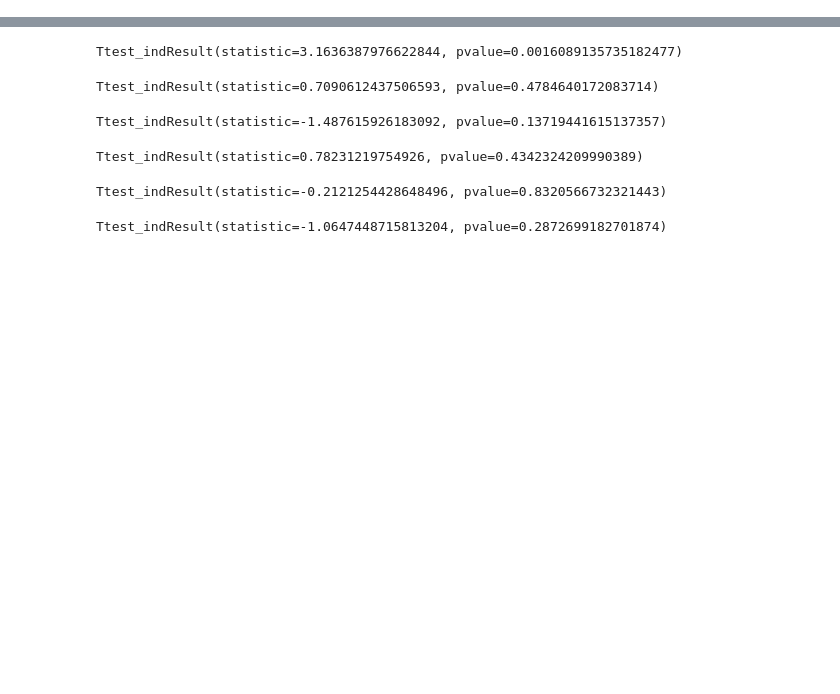
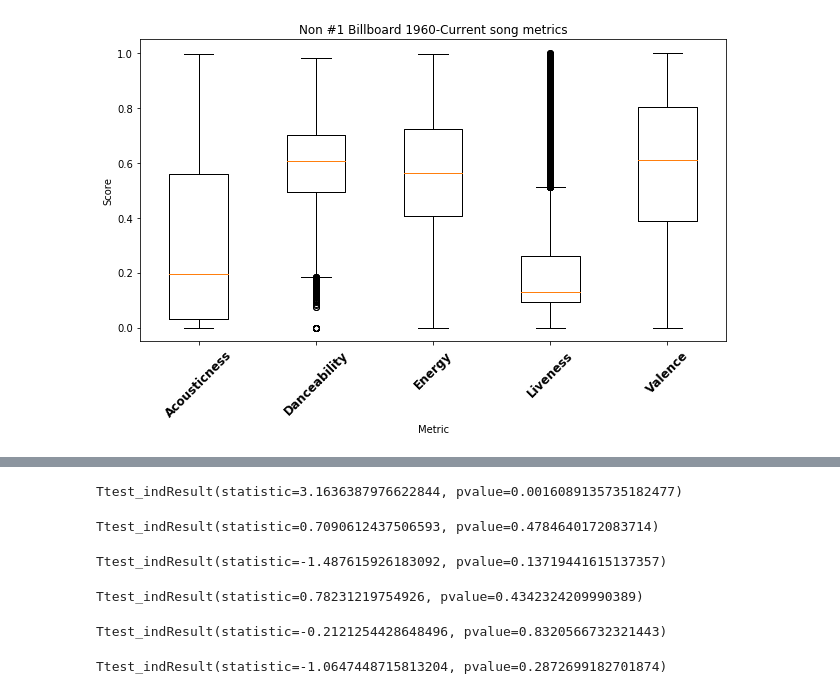
Before and after one commit to wwenash/New_improved_repo, a Jupyter notebook: SongMetrics_Presentation/iPythonScripts/Song_Metric_Graphs.ipynb, the cells around one changed output, grey strips where cells are left out. Cells and saved outputs as stored; diff of their text form; code cells hidden in the pictures; blank space fills up the shorter version.

```diff
--- a/SongMetrics_Presentation/iPythonScripts/Song_Metric_Graphs.ipynb
+++ b/SongMetrics_Presentation/iPythonScripts/Song_Metric_Graphs.ipynb
@@ -577,0 +158,30 @@ plt.savefig('Resources/Images/Billboard_1_vs_non1_bar.png')
+# %%
+
+
+# Other Billboard Boxplot
+
+other_billbord_data = [Other_df['Acousticness'], Other_df['Danceability'], Other_df['Energy'], Other_df['Liveness'],
+       Other_df['Valence']]
+
+other_billbord_data2 = [Other_df['Speechiness'], Other_df['Instrumentalness']]
+
+labels = ['Acousticness', 'Danceability', 'Energy', 'Liveness', 'Speechiness', 'Valence', 'Instrumentalness']
+
+
+
+fig = plt.figure(1, figsize=(9, 6))
+ax = fig.add_subplot(111)
+
+# Create the boxplot
+bp = ax.boxplot(other_billbord_data)
+ax.set_xticklabels(labels2, rotation=45, fontsize=12, fontweight="bold")
+
+plt.title("Non #1 Billboard 1960-Current song metrics")
+
+plt.xlabel("Metric")
+plt.ylabel("Score")
+plt.tight_layout()
+
+plt.savefig('../Images/Billboard_non1_metrics1.png')
+# %% [output]
+[figure, added]
```
Also changed, not shown: parts of 40 cells of this notebook, 6 other files.
